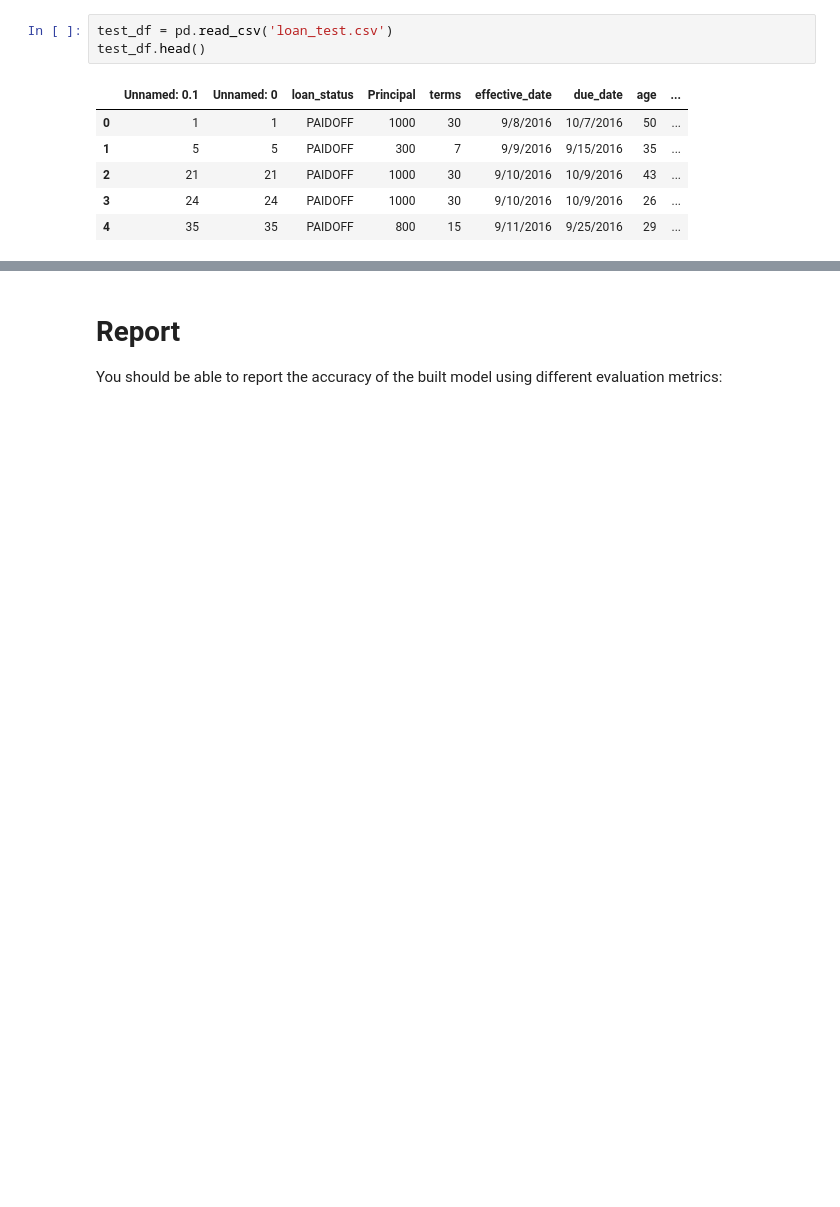
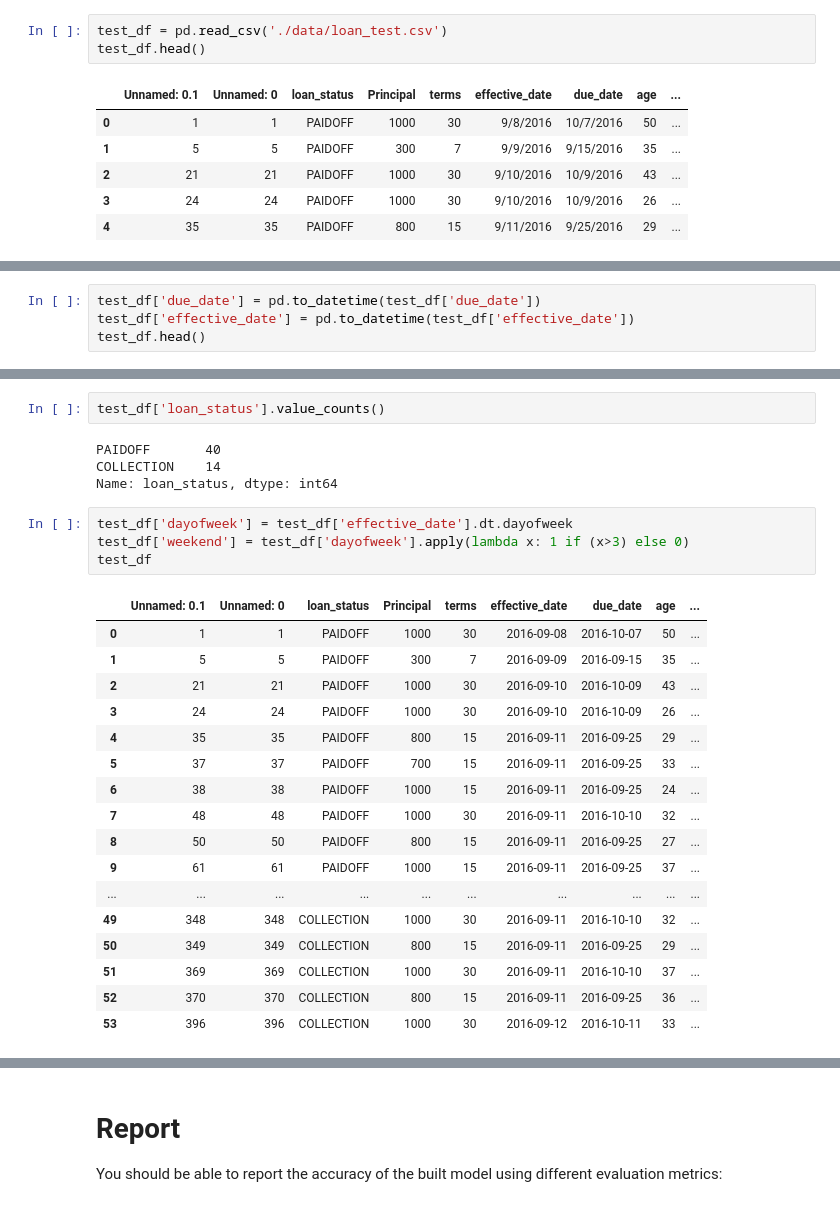
Before and after one commit to mizurin95/Machine-Learning-in-Python, a Jupyter notebook: ML0101EN-Proj-Loan-py-v1.ipynb, the cells around one changed output, grey strips where cells are left out. Cells and saved outputs as stored; diff of their text form; blank space fills up the shorter version.

```diff
--- a/ML0101EN-Proj-Loan-py-v1.ipynb
+++ b/ML0101EN-Proj-Loan-py-v1.ipynb
@@ -484,7 +565,7 @@ loan_test.csv       100%[===================>]   3.56K  --.-KB/s    in 0s
 # %% [markdown]
 ### Load Test set for evaluation
 # %%
-test_df = pd.read_csv('loan_test.csv')
+test_df = pd.read_csv('./data/loan_test.csv')
 test_df.head()
 # %% [output]
 |  | Unnamed: 0.1 | Unnamed: 0 | loan_status | Principal | terms | effective_date | due_date | age | ... |
@@ -495,0 +597,4 @@ test_df.head()
+# %%
+test_df['due_date'] = pd.to_datetime(test_df['due_date'])
+test_df['effective_date'] = pd.to_datetime(test_df['effective_date'])
+test_df.head()
@@ -495,0 +608,28 @@ test_df.head()
+# %%
+test_df['loan_status'].value_counts()
+# %% [output]
+PAIDOFF       40
+COLLECTION    14
+Name: loan_status, dtype: int64
+# %%
+test_df['dayofweek'] = test_df['effective_date'].dt.dayofweek
+test_df['weekend'] = test_df['dayofweek'].apply(lambda x: 1 if (x>3) else 0)
+test_df
+# %% [output]
+|  | Unnamed: 0.1 | Unnamed: 0 | loan_status | Principal | terms | effective_date | due_date | age | ... |
+| 0 | 1 | 1 | PAIDOFF | 1000 | 30 | 2016-09-08 | 2016-10-07 | 50 | ... |
+| 1 | 5 | 5 | PAIDOFF | 300 | 7 | 2016-09-09 | 2016-09-15 | 35 | ... |
+| 2 | 21 | 21 | PAIDOFF | 1000 | 30 | 2016-09-10 | 2016-10-09 | 43 | ... |
+| 3 | 24 | 24 | PAIDOFF | 1000 | 30 | 2016-09-10 | 2016-10-09 | 26 | ... |
+| 4 | 35 | 35 | PAIDOFF | 800 | 15 | 2016-09-11 | 2016-09-25 | 29 | ... |
+| 5 | 37 | 37 | PAIDOFF | 700 | 15 | 2016-09-11 | 2016-09-25 | 33 | ... |
+| 6 | 38 | 38 | PAIDOFF | 1000 | 15 | 2016-09-11 | 2016-09-25 | 24 | ... |
+| 7 | 48 | 48 | PAIDOFF | 1000 | 30 | 2016-09-11 | 2016-10-10 | 32 | ... |
+| 8 | 50 | 50 | PAIDOFF | 800 | 15 | 2016-09-11 | 2016-09-25 | 27 | ... |
+| 9 | 61 | 61 | PAIDOFF | 1000 | 15 | 2016-09-11 | 2016-09-25 | 37 | ... |
+| ... | ... | ... | ... | ... | ... | ... | ... | ... | ... |
+| 49 | 348 | 348 | COLLECTION | 1000 | 30 | 2016-09-11 | 2016-10-10 | 32 | ... |
+| 50 | 349 | 349 | COLLECTION | 800 | 15 | 2016-09-11 | 2016-09-25 | 29 | ... |
+| 51 | 369 | 369 | COLLECTION | 1000 | 30 | 2016-09-11 | 2016-10-10 | 37 | ... |
+| 52 | 370 | 370 | COLLECTION | 800 | 15 | 2016-09-11 | 2016-09-25 | 36 | ... |
+| 53 | 396 | 396 | COLLECTION | 1000 | 30 | 2016-09-12 | 2016-10-11 | 33 | ... |
```
Also changed, not shown: parts of 21 cells of this notebook, 1 other file.
